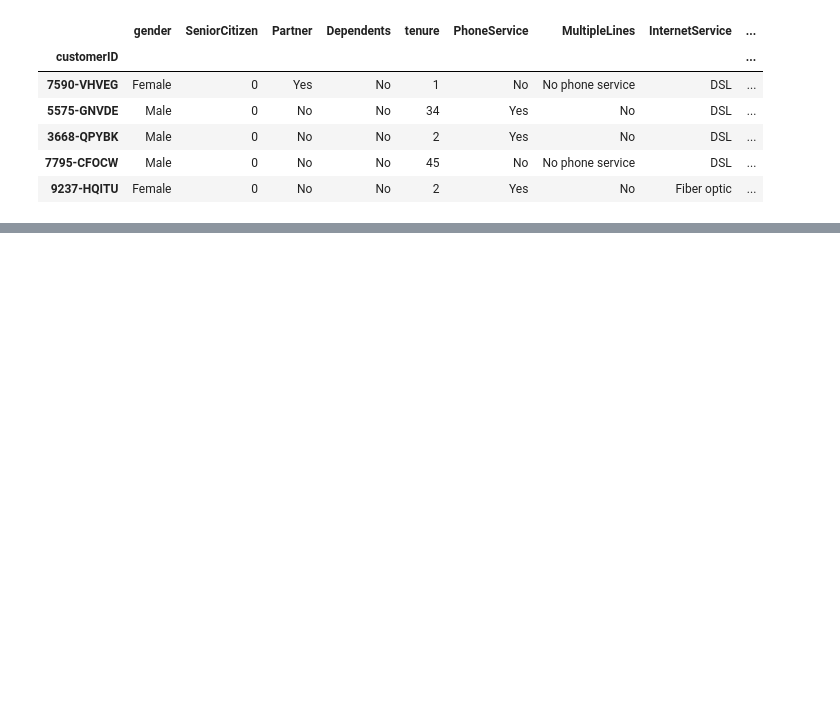
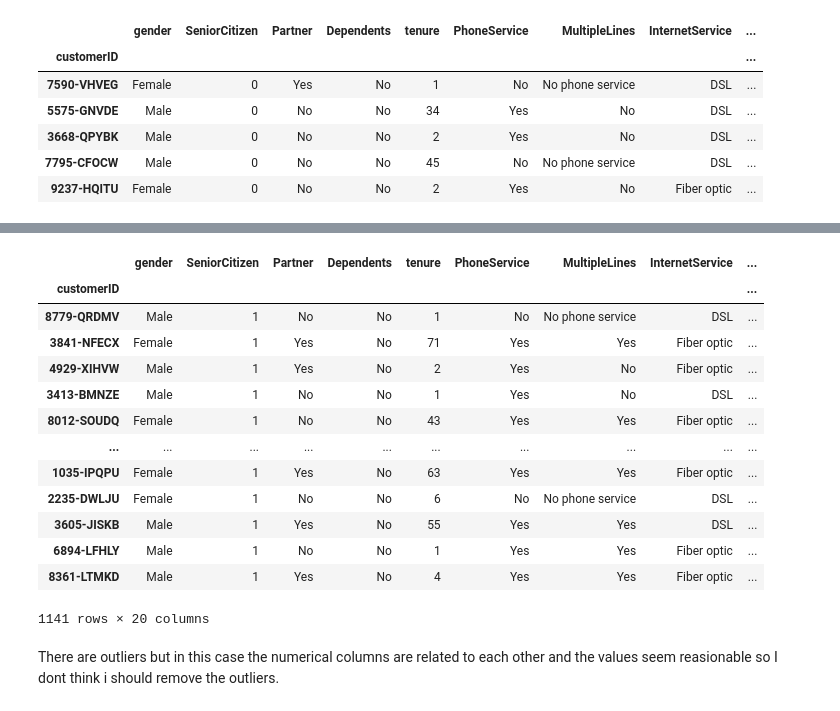
Before and after one commit to Rohan19005742/Data_Science, a Jupyter notebook: Playground/end-to-end-project.IPYNB, the cells around one changed output, grey strips where cells are left out. Saved outputs shown, nothing was run; the diff lists cells and outputs as text; code cells hidden in the pictures; blank space fills up the shorter version.

```diff
--- a/Playground/end-to-end-project.IPYNB
+++ b/Playground/end-to-end-project.IPYNB
@@ -152,0 +249,35 @@ data.head()
+# %%
+# outliers
+
+# select only numerical columns
+num_cols = data.select_dtypes(include=['int64', 'float64'])
+
+# calculate IQR for each numerical column
+Q1 = num_cols.quantile(0.25)
+Q3 = num_cols.quantile(0.75)
+IQR = Q3 - Q1
+
+# boolean mask of outliers
+outlier_mask = (num_cols < (Q1 - 1.5 * IQR)) | (num_cols > (Q3 + 1.5 * IQR))
+
+# get rows containing any outlier
+outlier_rows = data[outlier_mask.any(axis=1)]
+
+outlier_rows
+# %% [output]
+|  | gender | SeniorCitizen | Partner | Dependents | tenure | PhoneService | MultipleLines | InternetService | ... |
+| customerID |  |  |  |  |  |  |  |  | ... |
+| 8779-QRDMV | Male | 1 | No | No | 1 | No | No phone service | DSL | ... |
+| 3841-NFECX | Female | 1 | Yes | No | 71 | Yes | Yes | Fiber optic | ... |
+| 4929-XIHVW | Male | 1 | Yes | No | 2 | Yes | No | Fiber optic | ... |
+| 3413-BMNZE | Male | 1 | No | No | 1 | Yes | No | DSL | ... |
+| 8012-SOUDQ | Female | 1 | No | No | 43 | Yes | Yes | Fiber optic | ... |
+| ... | ... | ... | ... | ... | ... | ... | ... | ... | ... |
+| 1035-IPQPU | Female | 1 | Yes | No | 63 | Yes | Yes | Fiber optic | ... |
+| 2235-DWLJU | Female | 1 | No | No | 6 | No | No phone service | DSL | ... |
+| 3605-JISKB | Male | 1 | Yes | No | 55 | Yes | Yes | DSL | ... |
+| 6894-LFHLY | Male | 1 | No | No | 1 | Yes | Yes | Fiber optic | ... |
+| 8361-LTMKD | Male | 1 | Yes | No | 4 | Yes | Yes | Fiber optic | ... |
+1141 rows × 20 columns
+# %% [markdown]
+There are outliers but in this case the numerical columns are related to each other and the values seem reasionable so I dont think i should remove the outliers.
```
Also changed, not shown: parts of 12 cells of this notebook, 10 other files.
